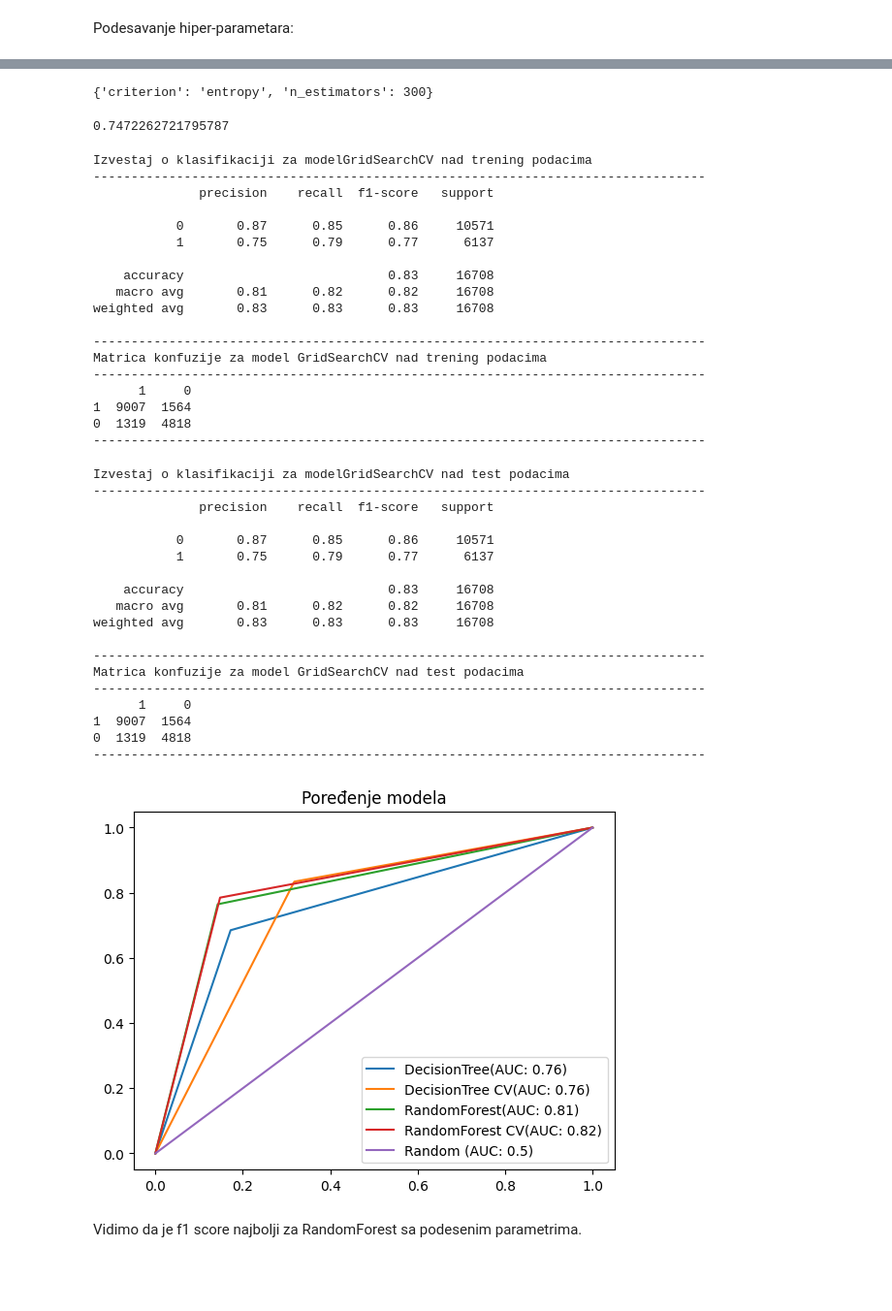
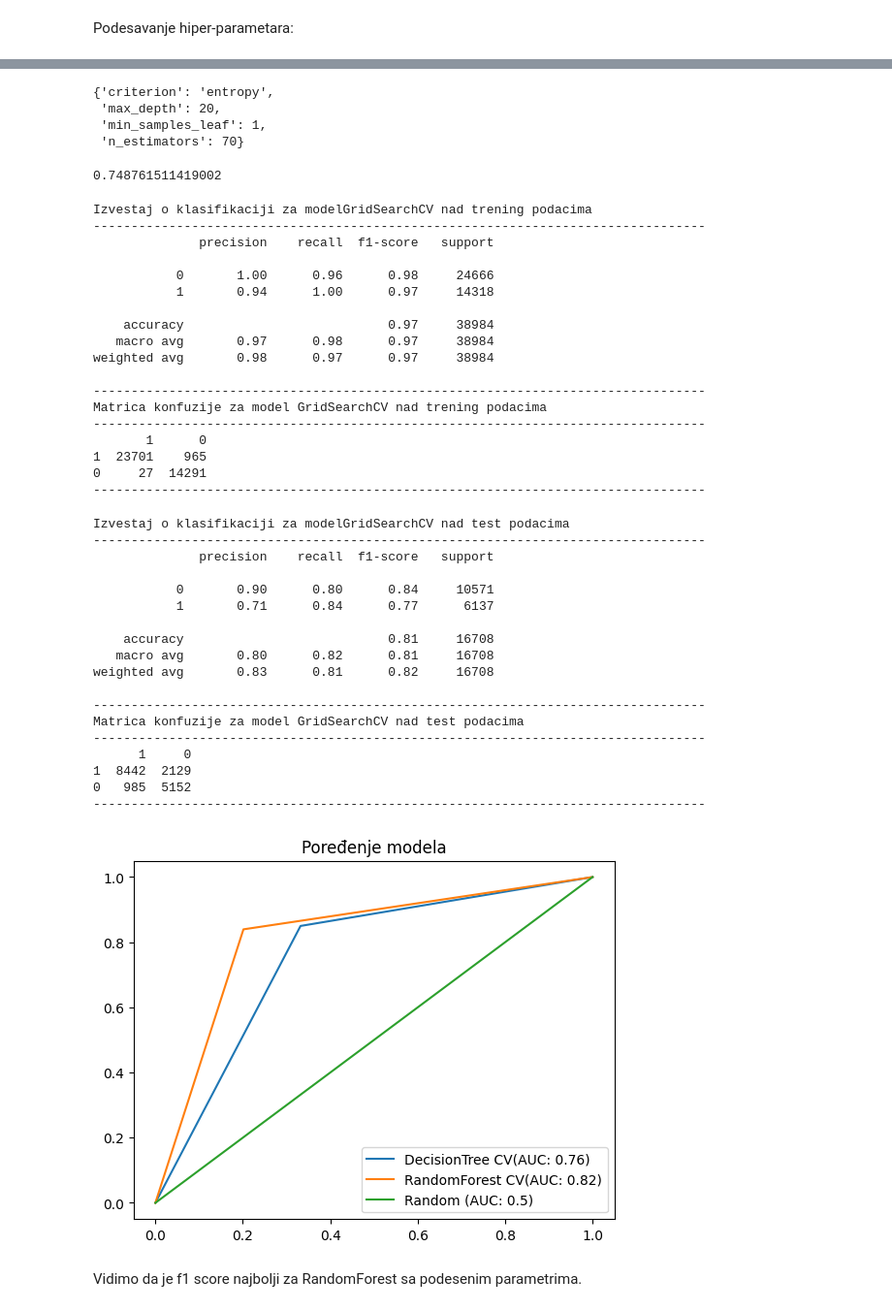
Before and after one commit to MATF-istrazivanje-podataka-1/2023_Data_Mining_Smoking_Dataset, a Jupyter notebook: models/classification/Stabla_odlucivanja.ipynb, the cells around one changed output, grey strips where cells are left out. Shown at 97% size. Cells and saved outputs as stored; diff of their text form; code cells hidden in the pictures; blank space fills up the shorter version.

```diff
--- a/models/classification/Stabla_odlucivanja.ipynb
+++ b/models/classification/Stabla_odlucivanja.ipynb
@@ -178,8 +165,8 @@ from sklearn.model_selection import GridSearchCV
 
 params = {
     'criterion': ['gini', 'entropy'],
-    'max_depth': [10, 15, 20, 25, 30, 35, 40, 45],
-     'max_features': [10, 15, 20, 25, 30]
+    'max_depth': [10, 15, 20, 25, 30],
+     'max_features': [10, 15, 20]
 }
 # %%
 estimator = GridSearchCV(DecisionTreeClassifier(class_weight='balanced'), scoring='f1', param_grid= params,cv = 5)
@@ -357,9 +344,12 @@ Podesavanje hiper-parametara:
 # %%
 params = {
     'criterion': ['gini', 'entropy', 'log_loss'],
-    'n_estimators': [300, 350, 400, 450, 500]
+    'n_estimators': [50, 60, 70],
+    'max_depth': [None, 10, 20],  # Dodajemo ograničenje dubine
+    'min_samples_leaf': [1, 5, 10]  # Dodajemo minimalni broj tačaka u listu
 }
 
+
 rfc_cv = GridSearchCV(RandomForestClassifier(class_weight='balanced', random_state=0), param_grid=params, scoring='f1', cv=5)
 # %%
 rfc_cv.fit(X_train, Y_train)
@@ -373,31 +365,34 @@ GridSearchCV(cv=5,
 # %%
 rfc_cv.best_params_
 # %% [output]
-{'criterion': 'entropy', 'n_estimators': 300}
+{'criterion': 'entropy',
+ 'max_depth': 20,
+ 'min_samples_leaf': 1,
+ 'n_estimators': 70}
 # %%
 rfc_cv.best_score_
 # %% [output]
-0.7472262721795787
+0.748761511419002
 # %%
-report(rfc_cv, X_test, Y_test, "trening")
+report(rfc_cv, X_train, Y_train, "trening")
 # %% [output]
 Izvestaj o klasifikaciji za modelGridSearchCV nad trening podacima
 ---------------------------------------------------------------------------------
               precision    recall  f1-score   support
 
-           0       0.87      0.85      0.86     10571
-           1       0.75      0.79      0.77      6137
+           0       1.00      0.96      0.98     24666
+           1       0.94      1.00      0.97     14318
 
-    accuracy                           0.83     16708
-   macro avg       0.81      0.82      0.82     16708
-weighted avg       0.83      0.83      0.83     16708
+    accuracy                           0.97     38984
+   macro avg       0.97      0.98      0.97     38984
+weighted avg       0.98      0.97      0.97     38984
 
 ---------------------------------------------------------------------------------
 Matrica konfuzije za model GridSearchCV nad trening podacima
 ---------------------------------------------------------------------------------
-      1     0
-1  9007  1564
-0  1319  4818
+       1      0
+1  23701    965
+0     27  14291
 ---------------------------------------------------------------------------------
 # %%
 report(rfc_cv, X_test, Y_test, "test")
@@ -406,39 +401,39 @@ Izvestaj o klasifikaciji za modelGridSearchCV nad test podacima
 ---------------------------------------------------------------------------------
               precision    recall  f1-score   support
 
-           0       0.87      0.85      0.86     10571
-           1       0.75      0.79      0.77      6137
+           0       0.90      0.80      0.84     10571
+           1       0.71      0.84      0.77      6137
 
-    accuracy                           0.83     16708
-   macro avg       0.81      0.82      0.82     16708
-weighted avg       0.83      0.83      0.83     16708
+    accuracy                           0.81     16708
+   macro avg       0.80      0.82      0.81     16708
+weighted avg       0.83      0.81      0.82     16708
 
 ---------------------------------------------------------------------------------
 Matrica konfuzije za model GridSearchCV nad test podacima
 ---------------------------------------------------------------------------------
       1     0
-1  9007  1564
-0  1319  4818
+1  8442  2129
+0   985  5152
 ---------------------------------------------------------------------------------
 # %%
 from sklearn.metrics import roc_curve, roc_auc_score
 
-models = [dtc, estimator.best_estimator_, rfc_no_params, rfc_cv.best_estimator_]
-model_names = ['DecisionTree', 'DecisionTree CV',  'RandomForest', 'RandomForest CV']
+models = [ estimator.best_estimator_, rfc_cv.best_estimator_]
+model_names = [ 'DecisionTree CV', 'RandomForest CV']
 
 for model, model_name in zip(models, model_names):
     y_pred = model.predict(X_test)
     fpr,tpr, _ = roc_curve(Y_test, y_pred)
     auc = roc_auc_score(Y_test, y_pred)
     lab = model_name + "(AUC: " + str(round(auc, 2)) + ")"
     plt.plot(fpr, tpr, label=lab)
 
 plt.plot([0, 1], [0, 1], label='Random (AUC: 0.5)')
 plt.title("Poređenje modela")
 plt.legend()
 plt.show()
 # %% [output]
-[figure, old version]
+[figure, new version]
 # %% [markdown]
 Vidimo da je f1 score najbolji za RandomForest sa podesenim parametrima.
 # %%
```
Also changed, not shown: parts of 5 cells of this notebook, 2 other files.
